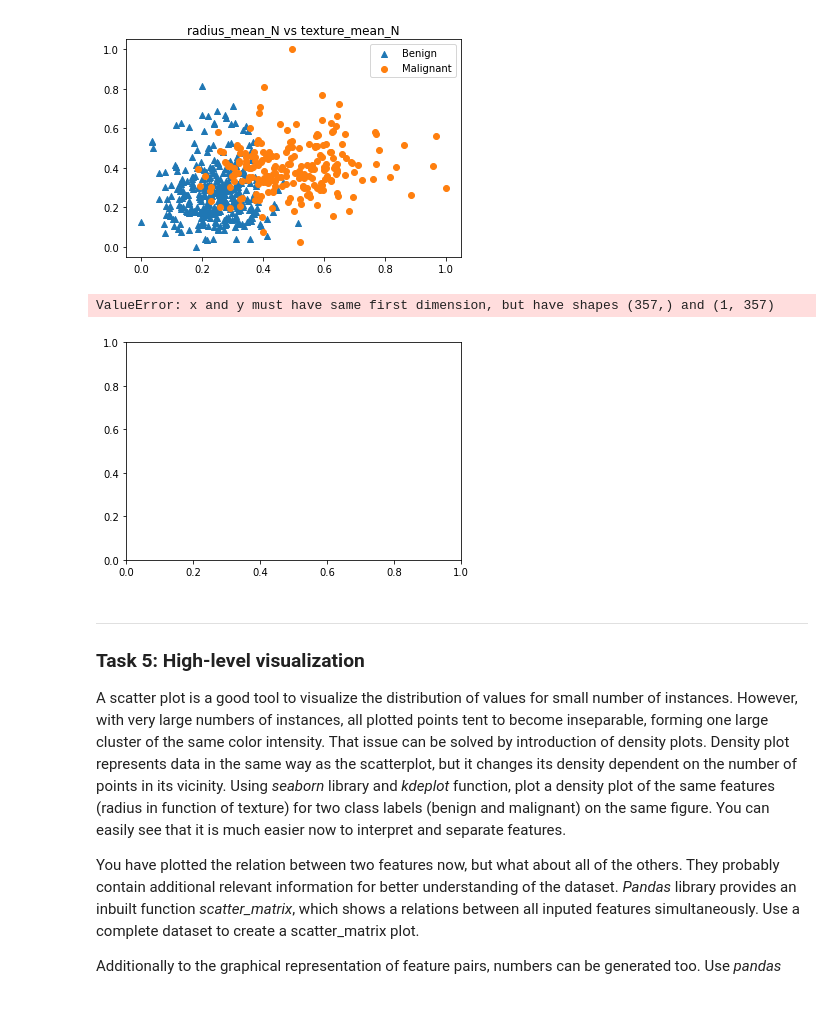
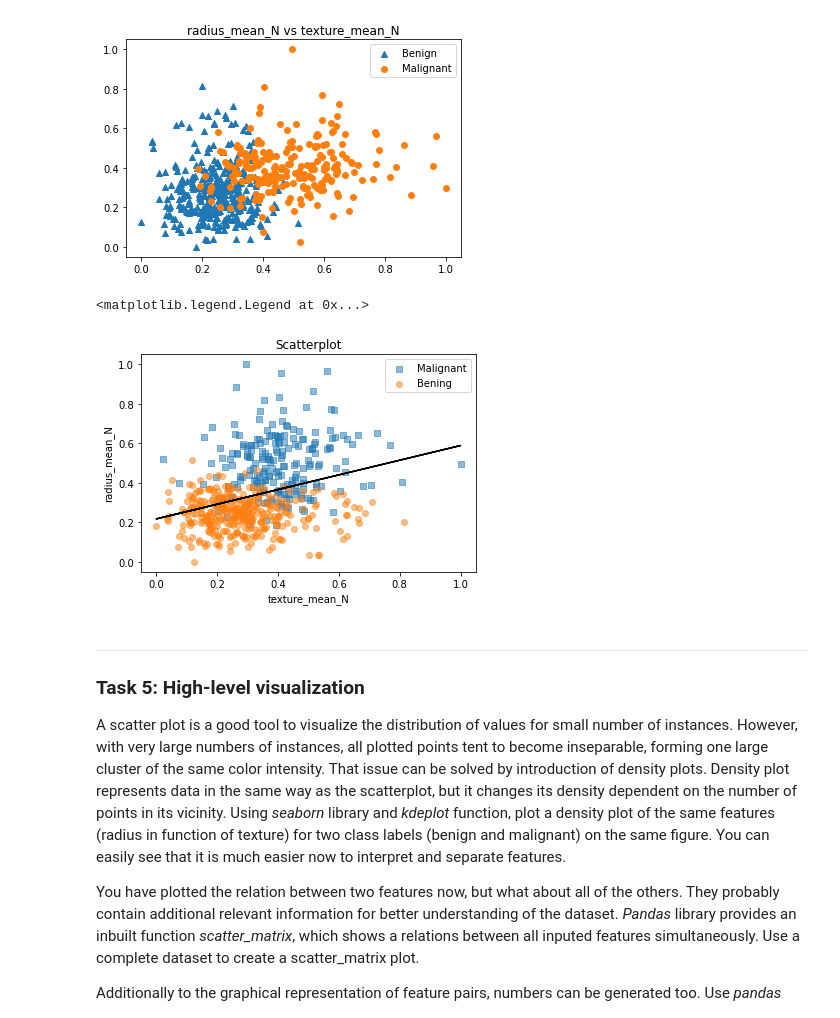
Before and after one commit to Aneruth/Clinical-Decision-Support-System, a Jupyter notebook: WPO1/WPO1-Student.ipynb, the cells around one changed output. Saved outputs shown, nothing was run; the diff lists cells and outputs as text; code cells hidden in the pictures.

```diff
--- a/WPO1/WPO1-Student.ipynb
+++ b/WPO1/WPO1-Student.ipynb
@@ -349,18 +349,24 @@ plt.legend(loc='upper right')
 # %% [output]
 <matplotlib.legend.Legend at 0x...>
 [figure]
-# %%
-from sklearn.linear_model import LinearRegression
-
-reg = LinearRegression()
-x = scatterDataB['texture_mean_N']
-y = scatterDataB['radius_mean_N']
-reg.fit([x],[y])
-y_pred = reg.predict([x])
-plt.plot(x, y_pred, color="blue", linewidth=3)
-# %% [output]
-ValueError: x and y must have same first dimension, but have shapes (357,) and (1, 357)
-[figure, removed]
+# %%
+from sklearn.linear_model import LinearRegression
+import numpy as np
+
+X = normData['texture_mean_N'].values[:,np.newaxis]
+y = normData['radius_mean_N'].values
+linearModel = LinearRegression()
+linearModel.fit(X, y)
+plt.scatter(x = malignantData.texture_mean_N, y= malignantData.radius_mean_N, label = "Malignant", marker = 's',alpha=0.5)
+plt.scatter(x = benignData.texture_mean_N, y= benignData.radius_mean_N, label = "Bening", marker = 'o',alpha=0.5)
+plt.plot(X, linearModel.predict(X),color='k')
+plt.ylabel("radius_mean_N")
+plt.xlabel("texture_mean_N")
+plt.title("Scatterplot")
+plt.legend(loc='upper right')
+# %% [output]
+<matplotlib.legend.Legend at 0x...>
+[figure, added]
 # %% [markdown]
 ***
 ### Task 5: High-level visualization
```
